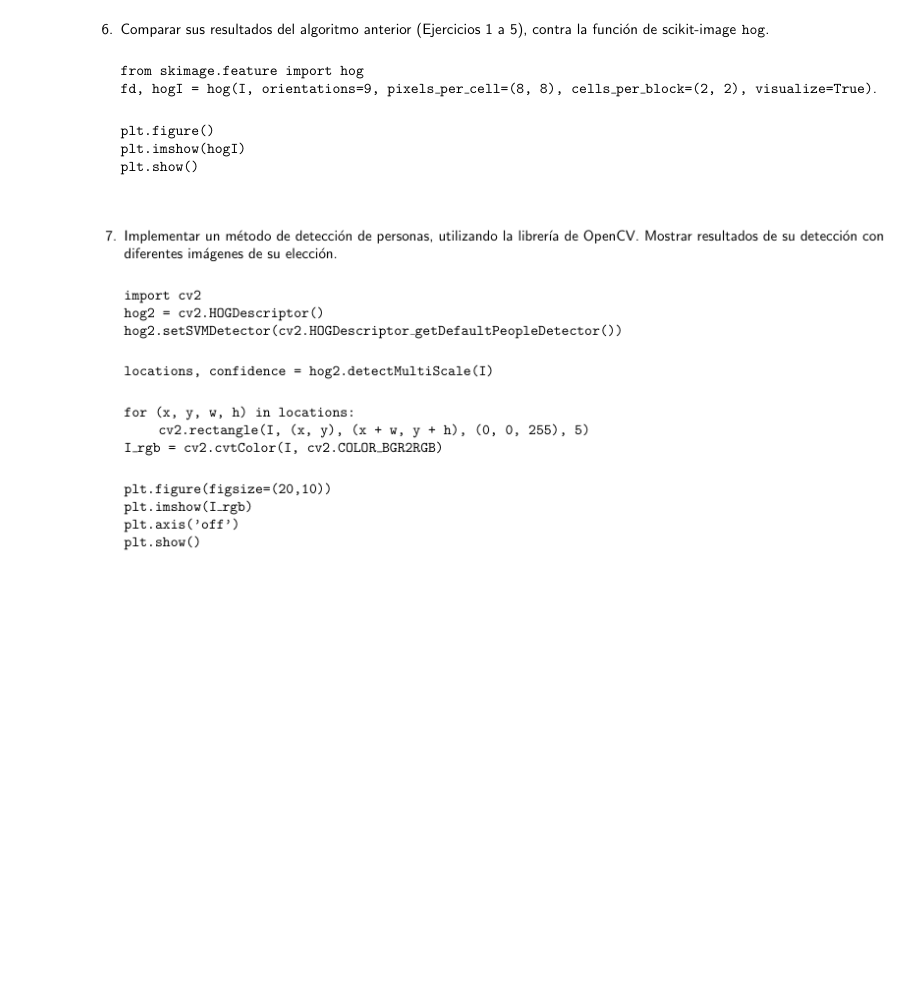
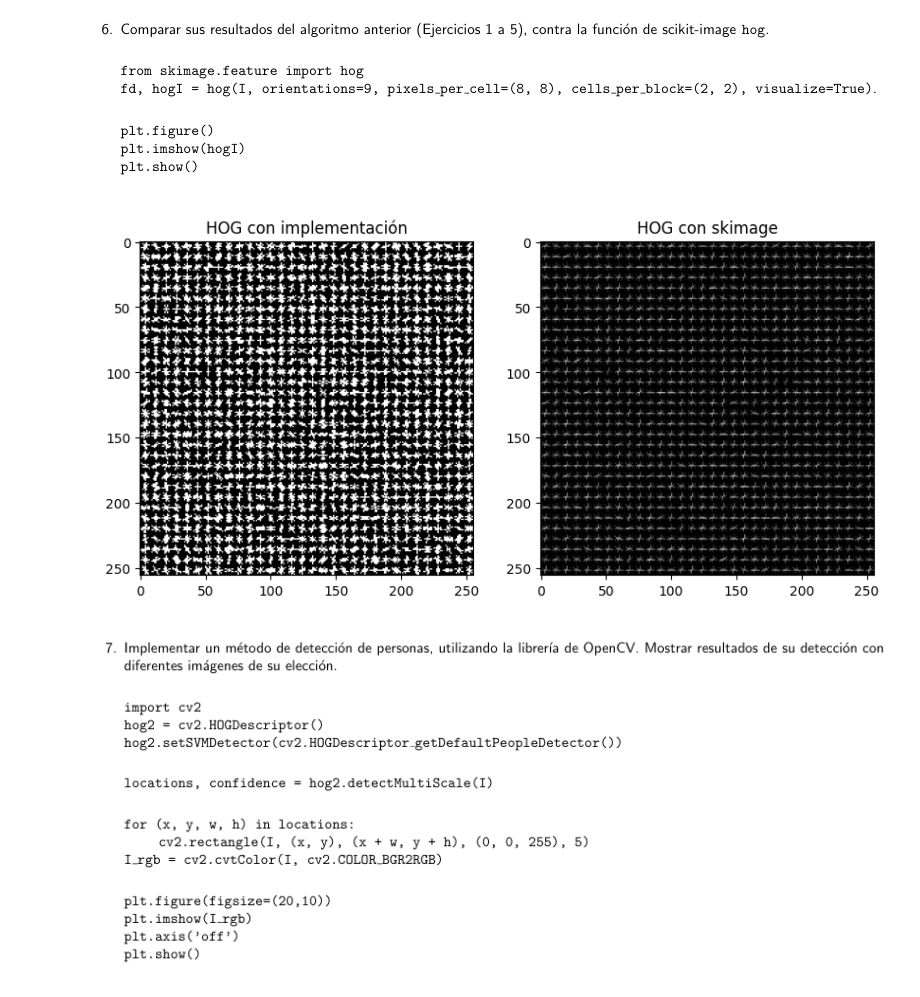
Before and after one commit to XaviAlvarado18/HOG_VC, a Jupyter notebook: main.ipynb, the cells around one changed output. Cells and saved outputs as stored; diff of their text form; code cells hidden in the pictures; blank space fills up the shorter version.

```diff
--- a/main.ipynb
+++ b/main.ipynb
@@ -412,2 +506,21 @@ Array completo del histograma final: [[0.10865769 0.0603029  0.03906988 ... 0.05
+# %%
+import matplotlib.pyplot as plt
+from skimage.feature import hog
+
+# Calculando HOG
+fd, hogI = hog(direction_image, orientations=9, pixels_per_cell=(8, 8), cells_per_block=(2, 2), visualize=True)
+
+plt.figure(figsize=(10, 5))
+plt.subplot(1, 2, 1)
+plt.title("HOG con implementación")
+plt.imshow(direction_image, cmap='gray')
+
+plt.subplot(1, 2, 2)
+plt.title("HOG con skimage")
+plt.imshow(hogI, cmap='gray')
+
+plt.show()
+# %% [output]
+[figure, added]
 # %% [markdown]
 ![Ejercicio7](embedded-picture-1)
```
Also changed, not shown: parts of 10 cells of this notebook.
